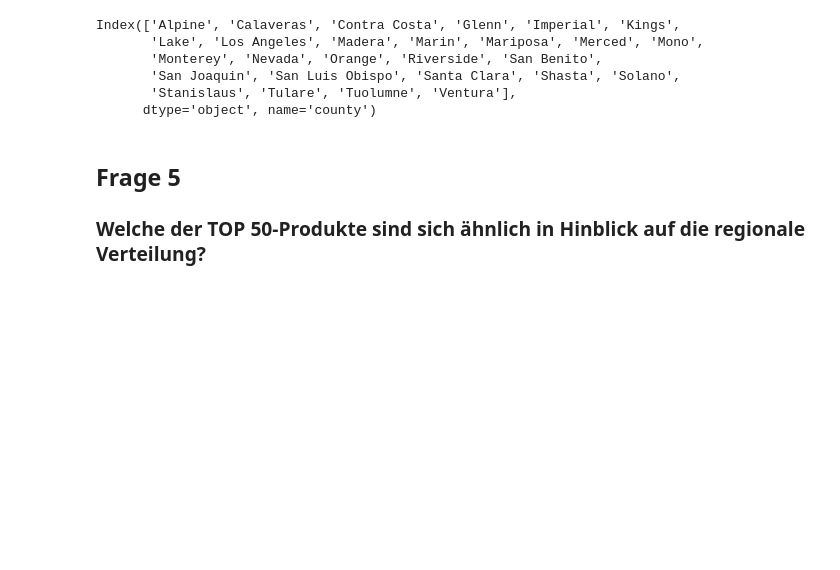
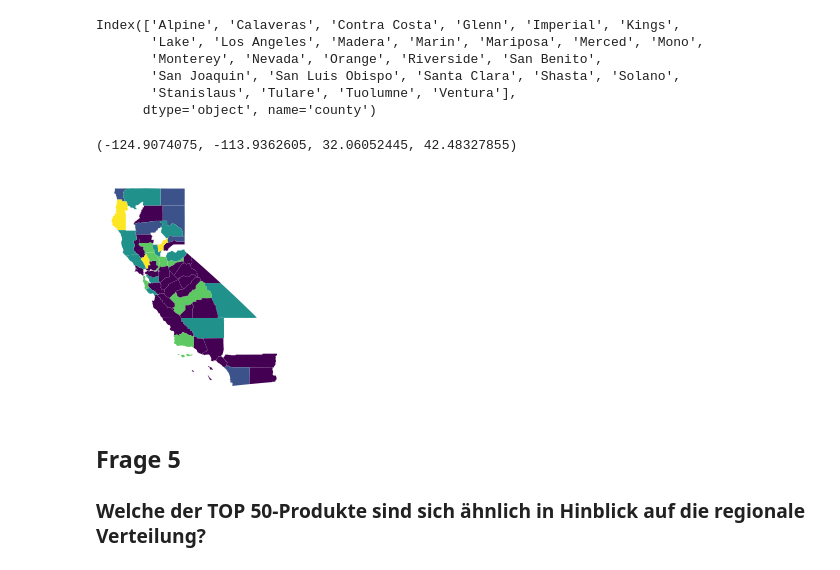
Before and after one commit to lenaas/lebensmittelhandel, a Jupyter notebook: Fragen1-5.ipynb, the cells around one changed output. Saved outputs shown, nothing was run; the diff lists cells and outputs as text; code cells hidden in the pictures; blank space fills up the shorter version.

Commit message:
Added visuals for Q4, County cluster

```diff
--- a/Fragen1-5.ipynb
+++ b/Fragen1-5.ipynb
@@ -488,6 +508,16 @@ Index(['Alpine', 'Calaveras', 'Contra Costa', 'Glenn', 'Imperial', 'Kings',
        'San Joaquin', 'San Luis Obispo', 'Santa Clara', 'Shasta', 'Solano',
        'Stanislaus', 'Tulare', 'Tuolumne', 'Ventura'],
       dtype='object', name='county')
+# %%
+# Visualize Clusters on Califoria map
+cluster = df_cluster.reset_index()[['county','5-Cluster Lösung']]
+vis_Cluster = pd.merge(cluster,geopd,how='left',left_on='county',right_on='name').drop('county',axis=1).rename(columns={'geometry':'Koordinaten', 'name':'county'})
+# Transform generic DataFrame to GeoDataFrame
+vis_Cluster = geopandas.GeoDataFrame(vis_Cluster,geometry='Koordinaten')
+vis_Cluster.plot('5-Cluster Lösung', legend=False).axis('off')
+# %% [output]
+(-124.9074075, -113.9362605, 32.06052445, 42.48327855)
+[figure, added]
 # %% [markdown]
 ## Frage 5
 ### Welche der TOP 50-Produkte sind sich ähnlich in Hinblick auf die regionale Verteilung?
```
Also changed, not shown: parts of 2 cells of this notebook.
